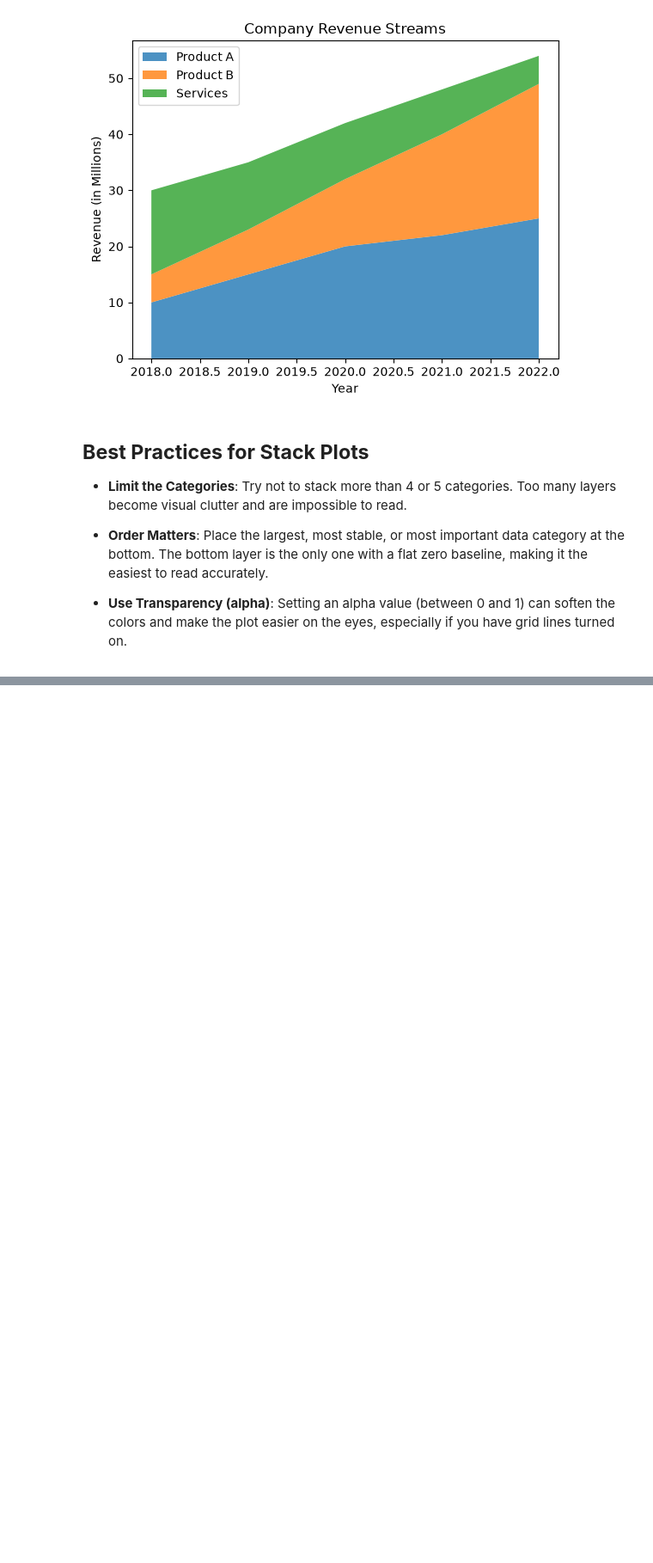
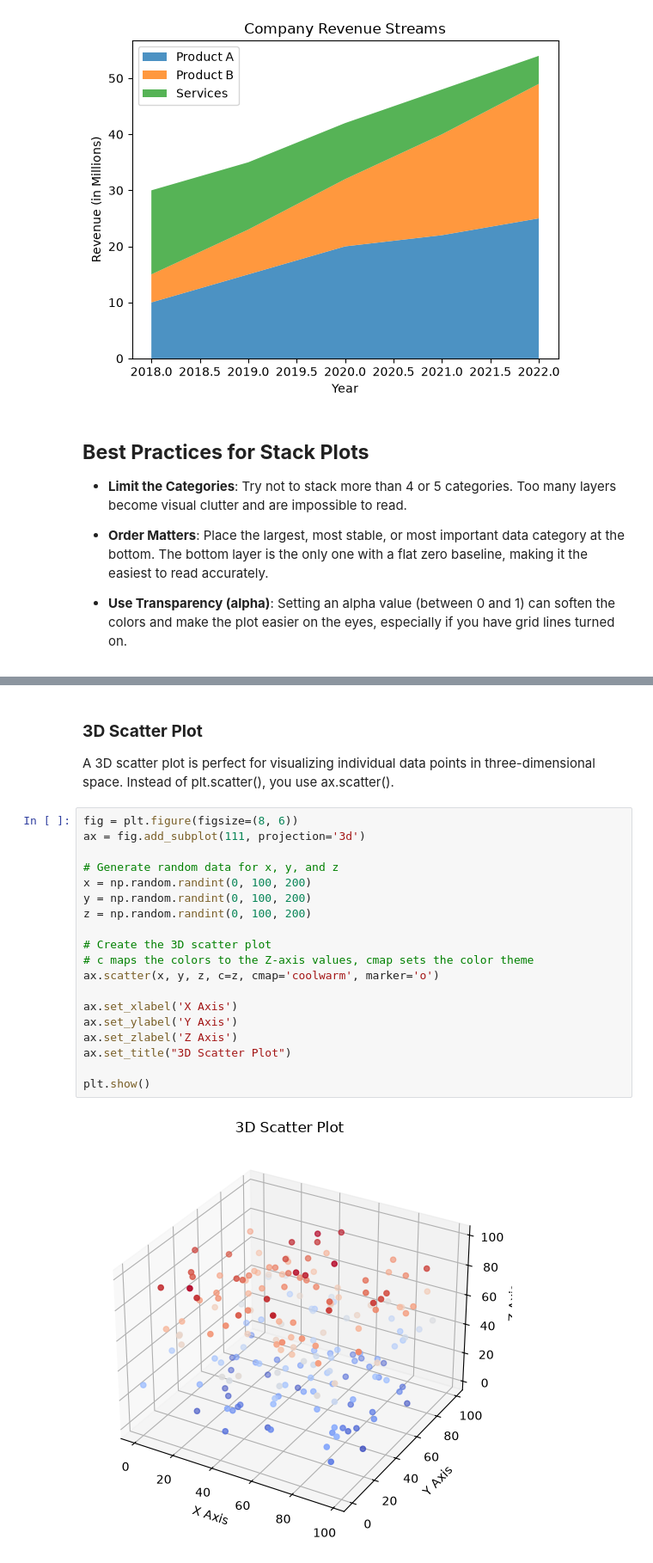
Before and after one commit to thilina-fer/python-deep-drive, a Jupyter notebook: 09. Matplotlib Library/02. Types of Plots.ipynb, the cells around one changed output, grey strips where cells are left out. Shown at 86% size. Drawn from its saved outputs; the diff is of its cells as text; blank space fills up the shorter version.

```diff
--- a/09. Matplotlib Library/02. Types of Plots.ipynb
+++ b/09. Matplotlib Library/02. Types of Plots.ipynb
@@ -396,0 +421,24 @@ plt.show()
+# %% [markdown]
+### **3D Scatter Plot**
+A 3D scatter plot is perfect for visualizing individual data points in three-dimensional space. Instead of plt.scatter(), you use ax.scatter().
+# %%
+fig = plt.figure(figsize=(8, 6))
+ax = fig.add_subplot(111, projection='3d')
+
+# Generate random data for x, y, and z
+x = np.random.randint(0, 100, 200)
+y = np.random.randint(0, 100, 200)
+z = np.random.randint(0, 100, 200)
+
+# Create the 3D scatter plot
+# c maps the colors to the Z-axis values, cmap sets the color theme
+ax.scatter(x, y, z, c=z, cmap='coolwarm', marker='o')
+
+ax.set_xlabel('X Axis')
+ax.set_ylabel('Y Axis')
+ax.set_zlabel('Z Axis')
+ax.set_title("3D Scatter Plot")
+
+plt.show()
+# %% [output]
+[figure, added]
```
Also changed, not shown: parts of 9 cells of this notebook.
